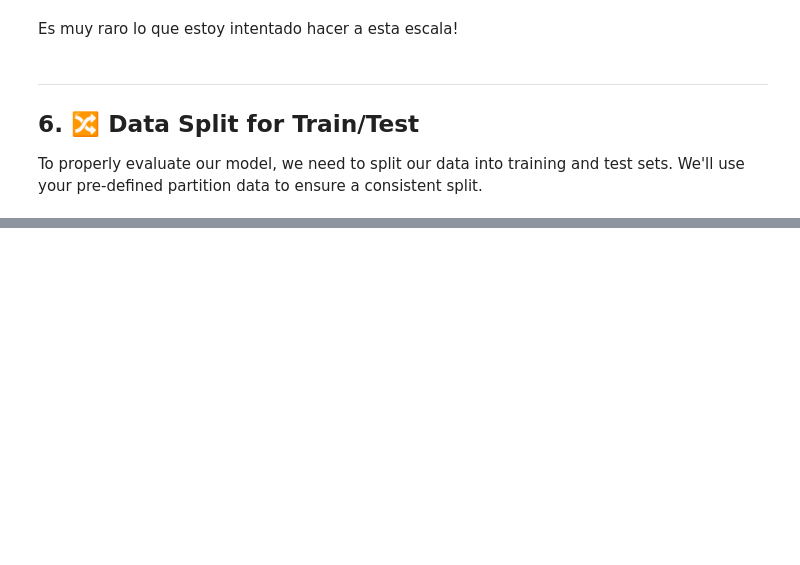
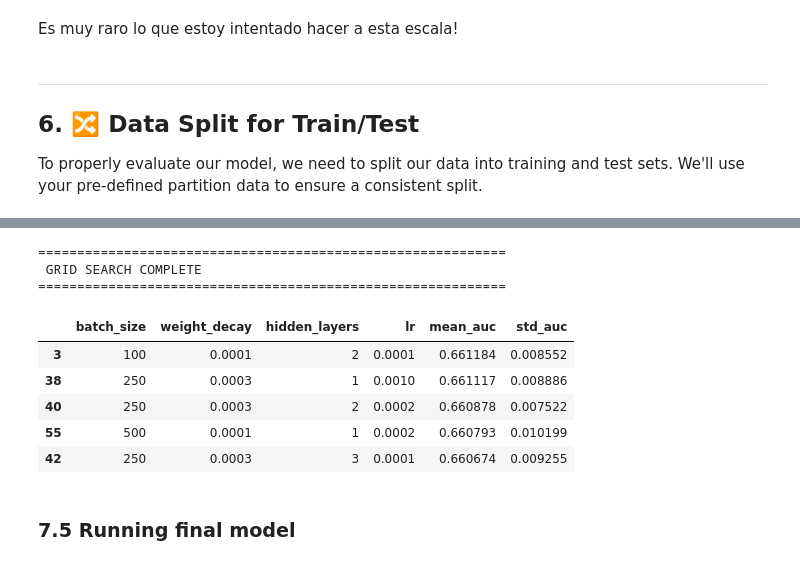
Before and after one commit to cmunozr/2026_I_AI_GU, a Jupyter notebook: Project/deepmaxent.ipynb, the cells around one changed output, grey strips where cells are left out. Saved outputs shown, nothing was run; the diff lists cells and outputs as text; code cells hidden in the pictures; blank space fills up the shorter version.

```diff
--- a/Project/deepmaxent.ipynb
+++ b/Project/deepmaxent.ipynb
@@ -1014,0 +943,24 @@ results = train_deepmodel(
+# %%
+# Output the final summary into a clean DataFrame
+print("\n" + "=" * 60)
+print(" GRID SEARCH COMPLETE")
+print("=" * 60)
+results_df = pd.DataFrame(grid_search_results)
+
+# Save to CSV just like you wanted in your original script
+results_df.to_csv("deepmaxent_gridsearch_results.csv", index=False)
+
+# Display the top 5 configurations
+display(results_df.sort_values(by='mean_auc', ascending=False).head())
+# %% [output]
+============================================================
+ GRID SEARCH COMPLETE
+============================================================
+|  | batch_size | weight_decay | hidden_layers | lr | mean_auc | std_auc |
+| 3 | 100 | 0.0001 | 2 | 0.0001 | 0.661184 | 0.008552 |
+| 38 | 250 | 0.0003 | 1 | 0.0010 | 0.661117 | 0.008886 |
+| 40 | 250 | 0.0003 | 2 | 0.0002 | 0.660878 | 0.007522 |
+| 55 | 500 | 0.0001 | 1 | 0.0002 | 0.660793 | 0.010199 |
+| 42 | 250 | 0.0003 | 3 | 0.0001 | 0.660674 | 0.009255 |
+# %% [markdown]
+### 7.5 Running final model
```
Also changed, not shown: parts of 34 cells of this notebook.
